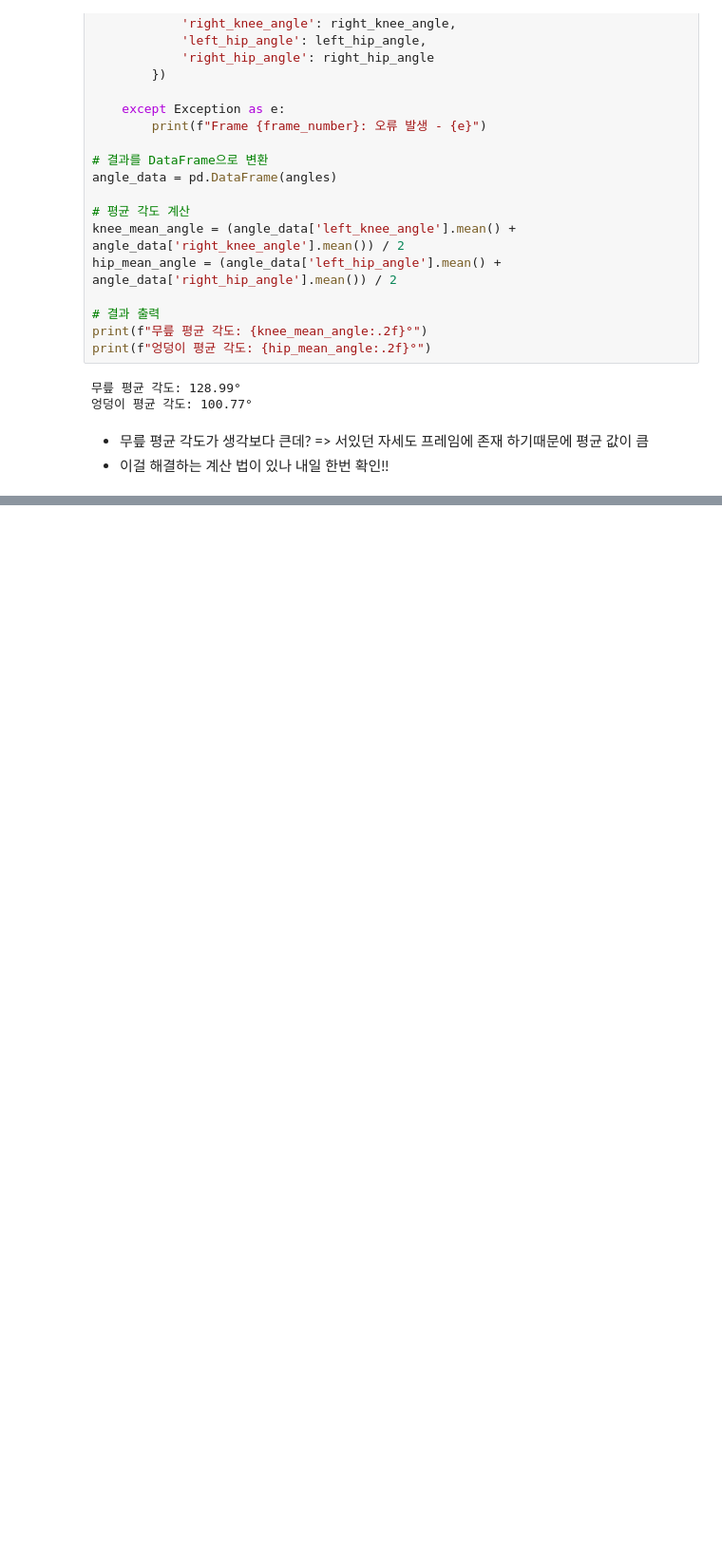
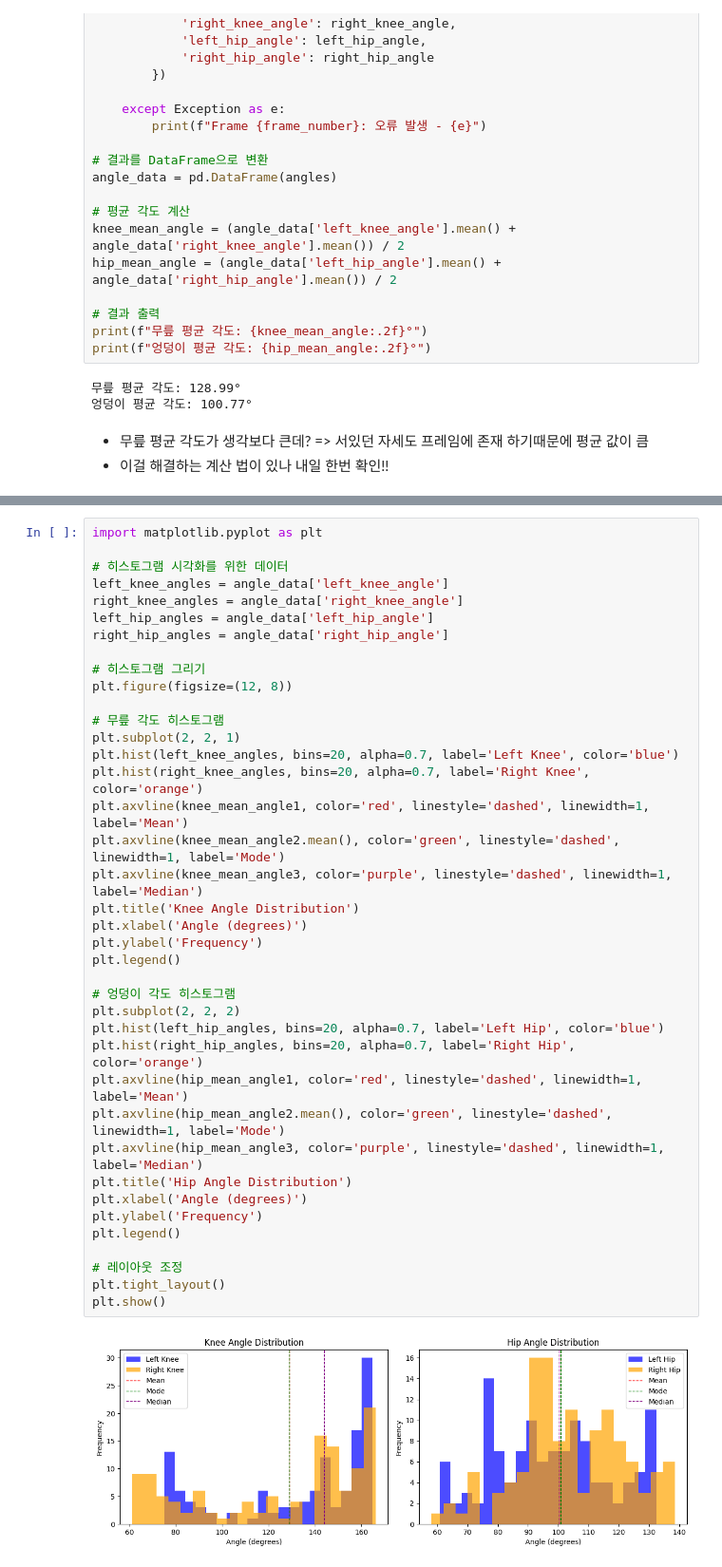
Before and after one commit to OldJin-s/AI_project, a Jupyter notebook: lunge_angles.ipynb, the cells around one changed output, grey strips where cells are left out. Shown: that part at 95% size. Saved outputs shown, nothing was run; the diff lists cells and outputs as text; blank space fills up the shorter version.

```diff
--- a/lunge_angles.ipynb
+++ b/lunge_angles.ipynb
@@ -198 +323,42 @@ print(f"엉덩이 평균 각도: {hip_mean_angle:.2f}°")
+# %%
+import matplotlib.pyplot as plt
+
+# 히스토그램 시각화를 위한 데이터
+left_knee_angles = angle_data['left_knee_angle']
+right_knee_angles = angle_data['right_knee_angle']
+left_hip_angles = angle_data['left_hip_angle']
+right_hip_angles = angle_data['right_hip_angle']
+
+# 히스토그램 그리기
+plt.figure(figsize=(12, 8))
+
+# 무릎 각도 히스토그램
+plt.subplot(2, 2, 1)
+plt.hist(left_knee_angles, bins=20, alpha=0.7, label='Left Knee', color='blue')
+plt.hist(right_knee_angles, bins=20, alpha=0.7, label='Right Knee', color='orange')
+plt.axvline(knee_mean_angle1, color='red', linestyle='dashed', linewidth=1, label='Mean')
+plt.axvline(knee_mean_angle2.mean(), color='green', linestyle='dashed', linewidth=1, label='Mode')
+plt.axvline(knee_mean_angle3, color='purple', linestyle='dashed', linewidth=1, label='Median')
+plt.title('Knee Angle Distribution')
+plt.xlabel('Angle (degrees)')
+plt.ylabel('Frequency')
+plt.legend()
+
+# 엉덩이 각도 히스토그램
+plt.subplot(2, 2, 2)
+plt.hist(left_hip_angles, bins=20, alpha=0.7, label='Left Hip', color='blue')
+plt.hist(right_hip_angles, bins=20, alpha=0.7, label='Right Hip', color='orange')
+plt.axvline(hip_mean_angle1, color='red', linestyle='dashed', linewidth=1, label='Mean')
+plt.axvline(hip_mean_angle2.mean(), color='green', linestyle='dashed', linewidth=1, label='Mode')
+plt.axvline(hip_mean_angle3, color='purple', linestyle='dashed', linewidth=1, label='Median')
+plt.title('Hip Angle Distribution')
+plt.xlabel('Angle (degrees)')
+plt.ylabel('Frequency')
+plt.legend()
+
+# 레이아웃 조정
+plt.tight_layout()
+plt.show()
+# %% [output]
+[figure, added]
 # %% [markdown]
```
Also changed, not shown: parts of 7 cells of this notebook, 1 other file.
